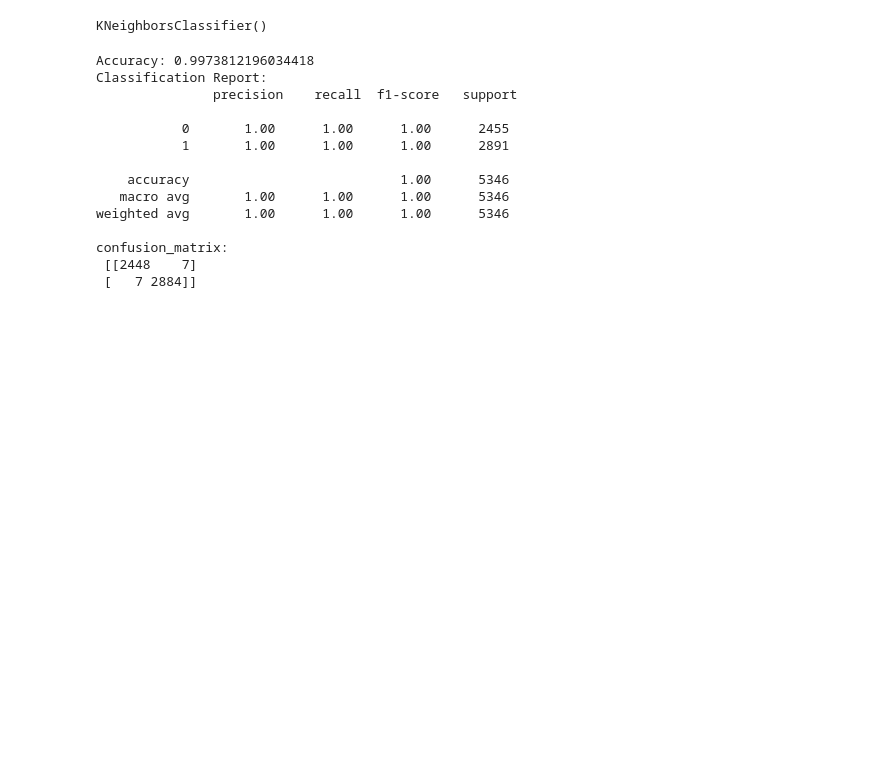
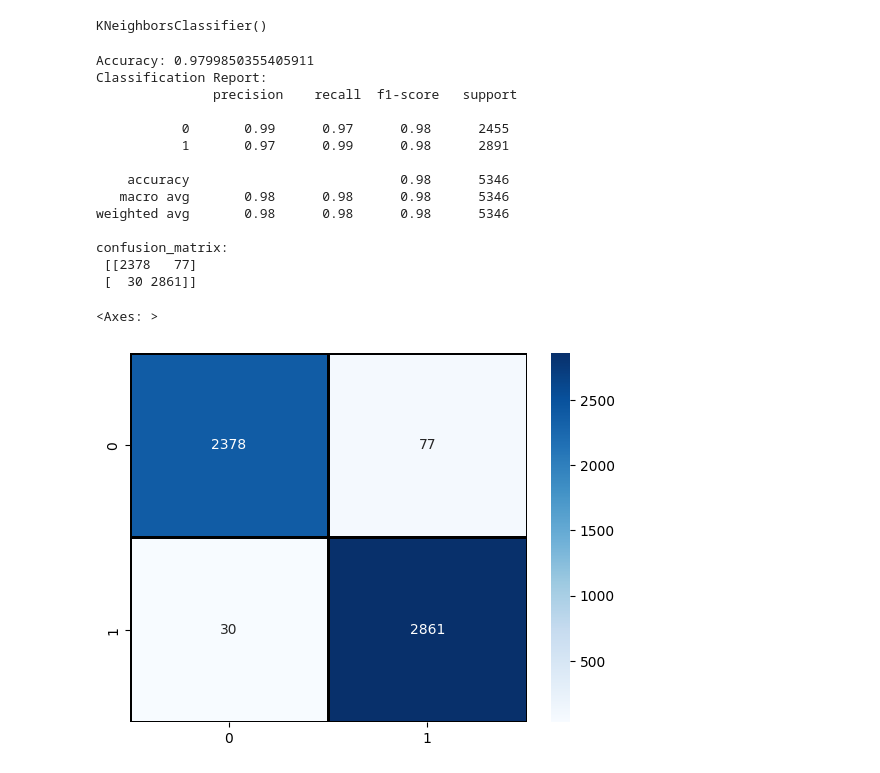
Before and after one commit to lamya-maaou/Ai_Model_For_Lettering, a Jupyter notebook: Models/KNNModel/notebooks/01_modele_knn_lettrage.ipynb, the cells around one changed output. Cells and saved outputs as stored; diff of their text form; code cells hidden in the pictures; blank space fills up the shorter version.

```diff
--- a/Models/KNNModel/notebooks/01_modele_knn_lettrage.ipynb
+++ b/Models/KNNModel/notebooks/01_modele_knn_lettrage.ipynb
@@ -43,25 +38,28 @@ knn.fit(X_train_scaled , y_train)
 KNeighborsClassifier()
 # %%
 #Etape d'évaluation
-y_pred = knn.predict(X_test_scaled)
+y_pred = knn.predict(X_test)
 print("Accuracy:" , accuracy_score(y_test,y_pred))
 print("Classification Report:\n", classification_report(y_test , y_pred))
 print("confusion_matrix:\n", confusion_matrix(y_test,y_pred))
+sns.heatmap(confusion_matrix(y_test,y_pred),annot=True, fmt='d', cmap='Blues', linewidths=1, linecolor='black')
 # %% [output]
-Accuracy: 0.9973812196034418
+Accuracy: 0.9799850355405911
 Classification Report:
                precision    recall  f1-score   support
 
-           0       1.00      1.00      1.00      2455
-           1       1.00      1.00      1.00      2891
+           0       0.99      0.97      0.98      2455
+           1       0.97      0.99      0.98      2891
 
-    accuracy                           1.00      5346
-   macro avg       1.00      1.00      1.00      5346
-weighted avg       1.00      1.00      1.00      5346
+    accuracy                           0.98      5346
+   macro avg       0.98      0.98      0.98      5346
+weighted avg       0.98      0.98      0.98      5346
 
 confusion_matrix:
- [[2448    7]
- [   7 2884]]
+ [[2378   77]
+ [  30 2861]]
+<Axes: >
+[figure, added]
 # %%
 #Etape d'optimisation de K
 scores = []
```
Also changed, not shown: parts of 7 cells of this notebook, 6 other files.
